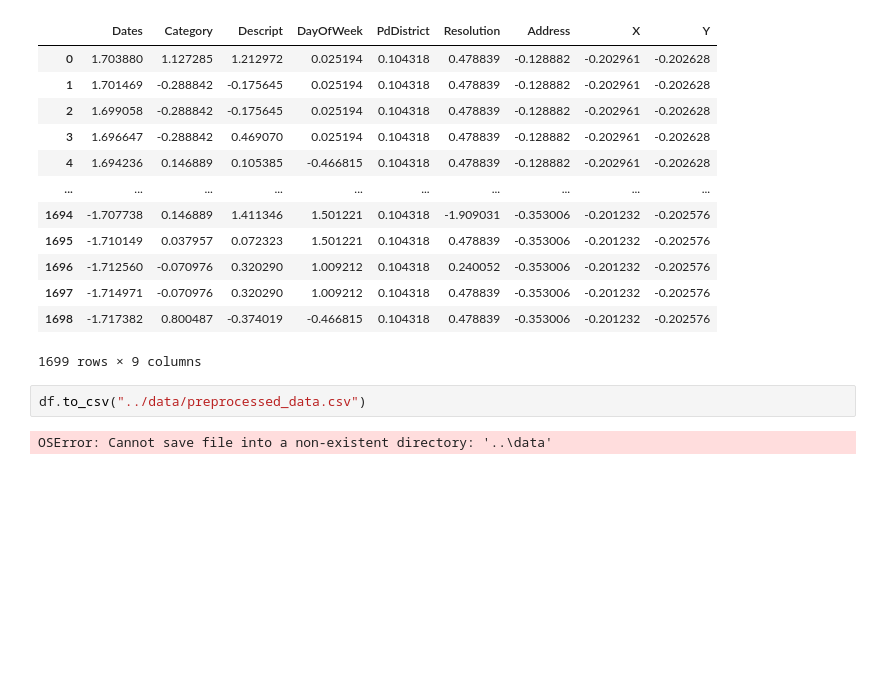
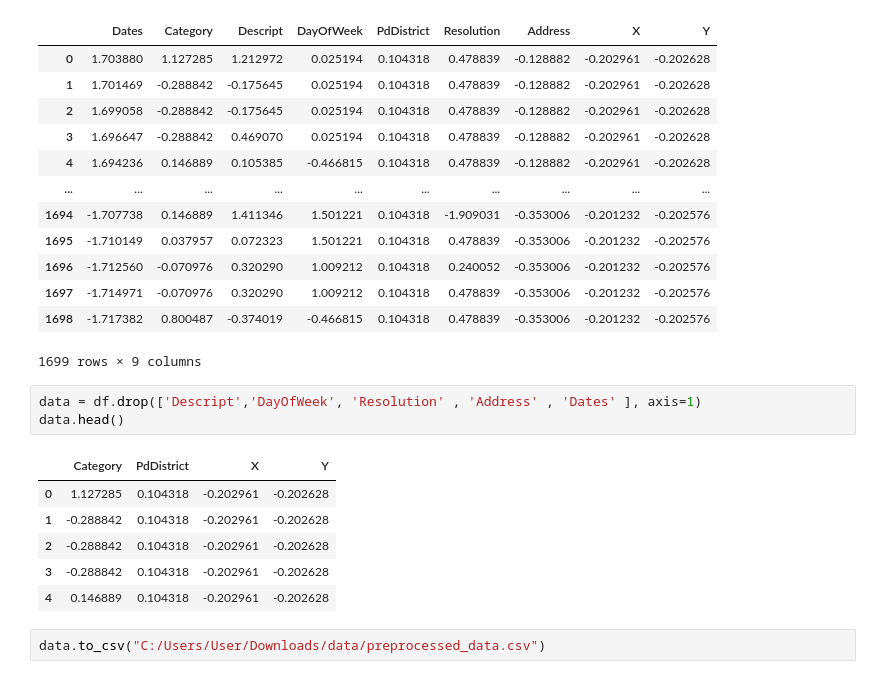
Before and after one commit to Abdalla687/Git_CrimeRate, a Jupyter notebook: NoteBooks/Data_Preprocessing.ipynb, the cells around one changed output. Drawn from its saved outputs; the diff is of its cells as text; blank space fills up the shorter version.

```diff
--- a/NoteBooks/Data_Preprocessing.ipynb
+++ b/NoteBooks/Data_Preprocessing.ipynb
@@ -108,7 +108,15 @@ df
 | 1697 | -1.714971 | -0.070976 | 0.320290 | 1.009212 | 0.104318 | 0.478839 | -0.353006 | -0.201232 | -0.202576 |
 | 1698 | -1.717382 | 0.800487 | -0.374019 | -0.466815 | 0.104318 | 0.478839 | -0.353006 | -0.201232 | -0.202576 |
 1699 rows × 9 columns
+# %%
+data = df.drop(['Descript','DayOfWeek', 'Resolution' , 'Address' , 'Dates' ], axis=1)
+data.head()
+# %% [output]
+|  | Category | PdDistrict | X | Y |
+| 0 | 1.127285 | 0.104318 | -0.202961 | -0.202628 |
+| 1 | -0.288842 | 0.104318 | -0.202961 | -0.202628 |
+| 2 | -0.288842 | 0.104318 | -0.202961 | -0.202628 |
+| 3 | -0.288842 | 0.104318 | -0.202961 | -0.202628 |
+| 4 | 0.146889 | 0.104318 | -0.202961 | -0.202628 |
 # %%
-df.to_csv("../data/preprocessed_data.csv")
+data.to_csv("C:/Users/User/Downloads/data/preprocessed_data.csv")
-# %% [output]
-OSError: Cannot save file into a non-existent directory: '..\data'
```
Also changed, not shown: 2 other files.
